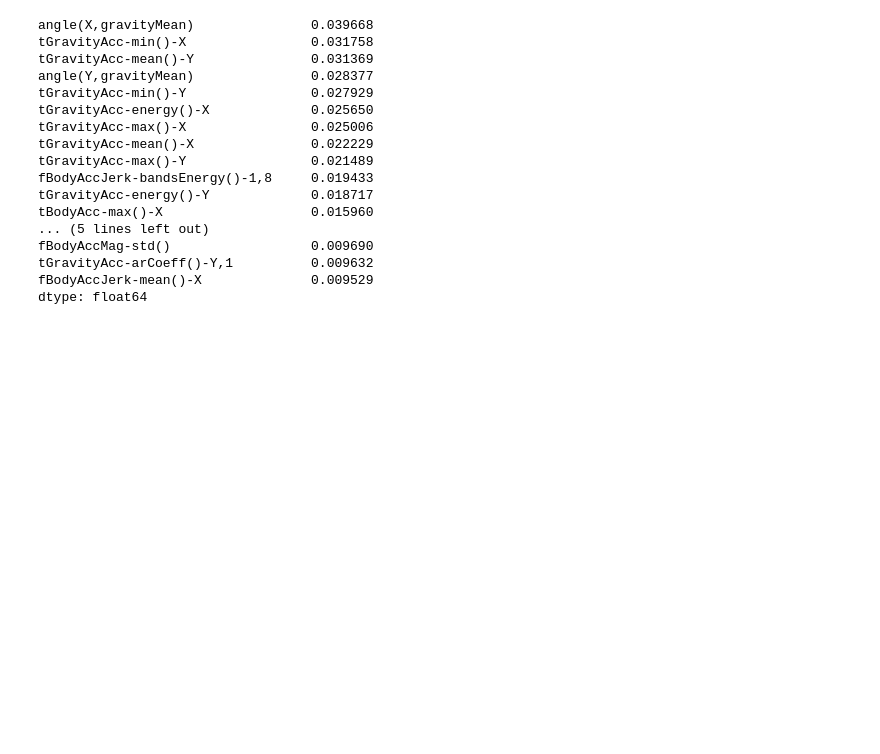
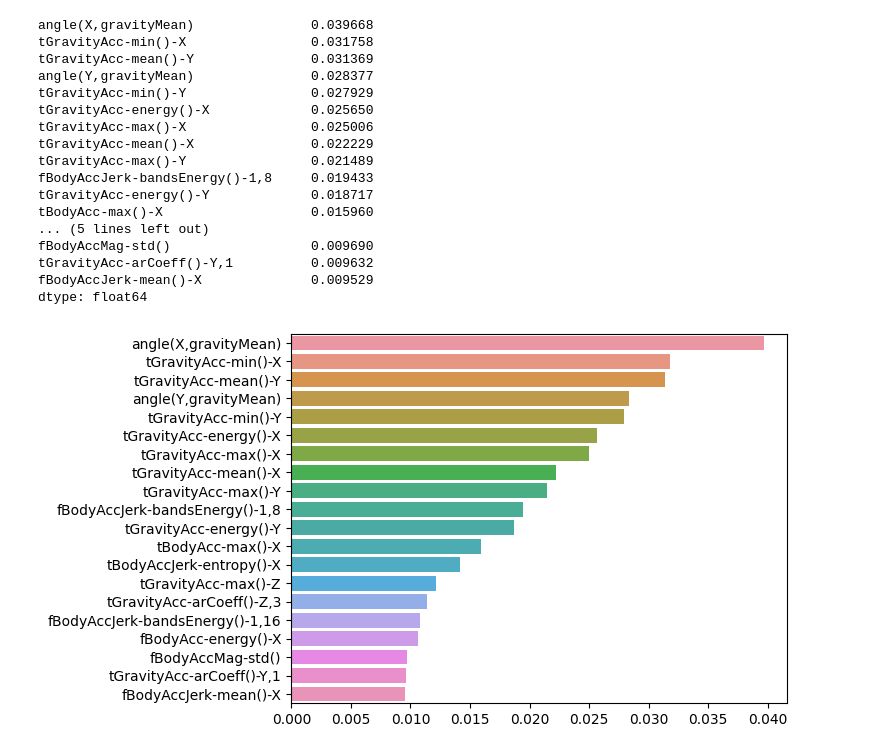
Before and after one commit to SCUTUM98/MachineLearning_Class, a Jupyter notebook: 0619_랜덤포레스트.ipynb, the cells around one changed output. Cells and saved outputs as stored; diff of their text form; code cells hidden in the pictures; blank space fills up the shorter version.

```diff
--- a/0619_랜덤포레스트.ipynb
+++ b/0619_랜덤포레스트.ipynb
@@ -82,3 +85,8 @@ fBodyAccMag-std()                  0.009690
 tGravityAcc-arCoeff()-Y,1          0.009632
 fBodyAccJerk-mean()-X              0.009529
 dtype: float64
+# %%
+sns.barplot(x=top20, y=top20.index)
+plt.show()
+# %% [output]
+[figure, added]
```
Also changed, not shown: parts of 1 cell of this notebook.
